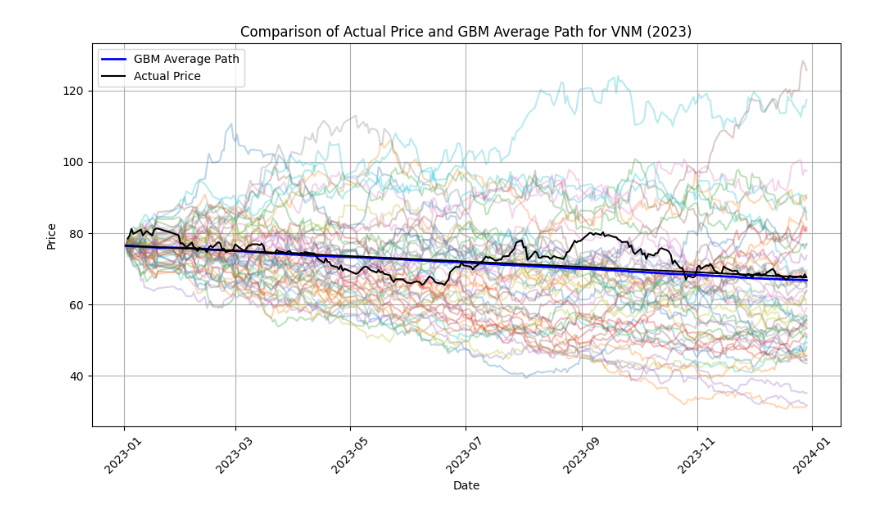
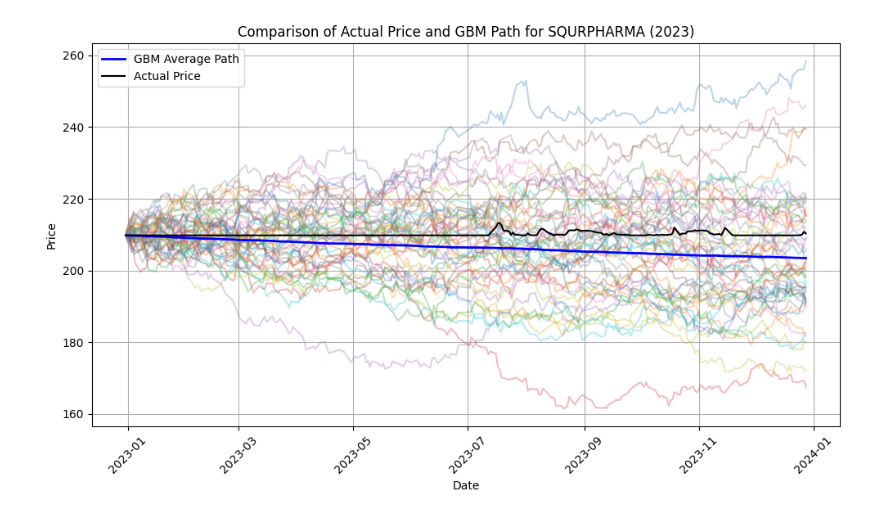
Before and after one commit to phamminh1998/GBM_Frontier_Market, a Jupyter notebook: plot.ipynb, the cells around one changed output. Saved outputs shown, nothing was run; the diff lists cells and outputs as text; code cells hidden in the pictures.

Commit message:
update example plot

```diff
--- a/plot.ipynb
+++ b/plot.ipynb
@@ -5,15 +5,13 @@ import numpy as np
 import random
 import warnings
 
-warnings.simplefilter(action='ignore', category=pd.errors.PerformanceWarning)
-
-average_path_data = pd.read_csv('./gbm_price/VNM.csv')
-hose_df_2023 = pd.read_csv('./data/hose_df_2023.csv')
+average_path_data = pd.read_csv('./gbm_price/SQURPHARMA.csv')
+dse_df_2023 = pd.read_csv('./data/dse_df_2023.csv')
 # Convert 'date' column to datetime format
 average_path_data['date'] = pd.to_datetime(average_path_data['date'])
-hose_df_2023['date'] = pd.to_datetime(hose_df_2023['date'])
-# Filter actual price data for VNM from hose_df_2023
-actual_price_data = hose_df_2023[hose_df_2023['ticker'] == 'VNM'][['date', 'open', 'close']]
+dse_df_2023['date'] = pd.to_datetime(dse_df_2023['date'])
+# Filter actual price data for SQURPHARMA from dse_df_2023
+actual_price_data = dse_df_2023[dse_df_2023['ticker'] == 'SQURPHARMA'][['date', 'open', 'close']]
 
 # Get the minimum date and the corresponding open price
 min_date = actual_price_data['date'].min()
@@ -26,33 +24,34 @@ new_row = pd.DataFrame({'date': [min_date - pd.Timedelta(days=1)], 'open': [min_
 actual_price_data = pd.concat([new_row, actual_price_data[['date', 'close']].rename(columns={'close': 'open'})], ignore_index=True)
 
 # Insert the new row at the beginning of the GBM path DataFrame
 new_gbm_row = pd.DataFrame({'date': [min_date - pd.Timedelta(days=1)], **{f'path_{i+1}': min_open_price for i in range(100)}})
 average_path_data = pd.concat([new_gbm_row, average_path_data], ignore_index=True)
 
 # Calculate the average GBM path
 average_path_data['average'] = average_path_data.iloc[:, 1:].mean(axis=1)
-
+average_path_data.sort_values('date', inplace=True)
+actual_price_data.sort_values('date', inplace=True)
 # Plot actual price and average GBM path
 plt.figure(figsize=(10, 6))
 
 # Plot randomly selected 50 GBM paths
 gbm_paths = random.sample(list(average_path_data.columns[1:101]), 50)
 for col in gbm_paths:
     plt.plot(average_path_data['date'], average_path_data[col], alpha=0.3)
 
 # Plot average GBM path with a bold line
 plt.plot(average_path_data['date'], average_path_data['average'], label='GBM Average Path', color='blue', linewidth=2)
 
 # Plot actual price
 plt.plot(actual_price_data['date'], actual_price_data['open'], label='Actual Price', color='black')
 
 plt.xlabel('Date')
 plt.ylabel('Price')
-plt.title('Comparison of Actual Price and GBM Path for VNM (2023)')
+plt.title('Comparison of Actual Price and GBM Path for SQURPHARMA (2023)')
 plt.legend()
 plt.xticks(rotation=45)
 plt.grid(True)
 plt.tight_layout()
 plt.show()
 # %% [output]
-[figure, old version]
+[figure, new version]
```
Also changed, not shown: parts of 1 cell of this notebook, 13 other files.
